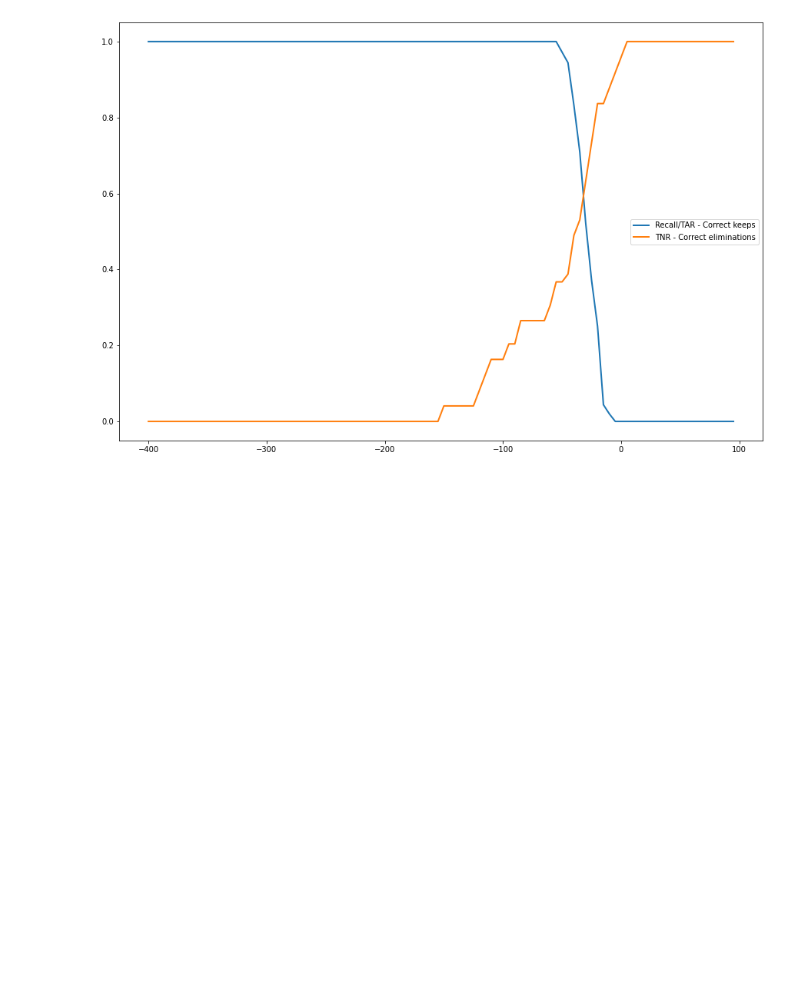
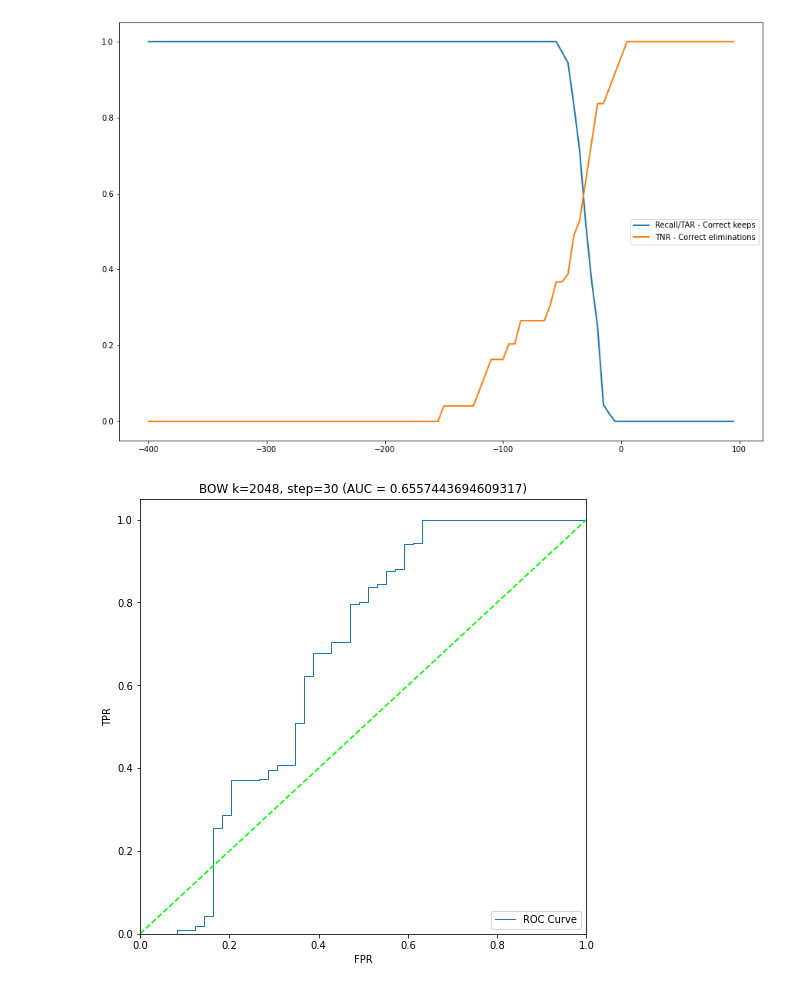
Before and after one commit to kleincode/camera-trap-anomaly-detection, a Jupyter notebook: approach3_local_features.ipynb, the cells around one changed output. Cells and saved outputs as stored; diff of their text form; code cells hidden in the pictures; blank space fills up the shorter version.

```diff
--- a/approach3_local_features.ipynb
+++ b/approach3_local_features.ipynb
@@ -95,10 +98,11 @@ The test data must be labeled (normal/anomalous).
 # test labels
 from py.Labels import LABELS
 
-clusters = 2048
+clusters = 2048 # BOW vocabulary size
+step = 30 # DSIFT keypoint size
 test_labels = []
 test_df = []
-with open(f"./bow_train_NoBackup/{session.name}/bow_eval_{clusters}.csv", "r") as f:
+with open(f"./bow_train_NoBackup/{session.name}/bow_eval_{step}_{clusters}.csv", "r") as f:
     for line in f:
         filename, df = line.split(",")
         img_number = int(filename[10:-4])
@@ -162,3 +165,7 @@ plt.legend()
 plt.show()
 # %% [output]
 [figure]
+# %%
+fpr, tpr, thresholds, auc_score = plot_roc_curve(test_labels, test_df, f"BOW k={clusters}, step={step}", savefile=f"plots/approach3/roc_curves/{session.name}_{step}_{clusters}")
+# %% [output]
+[figure, added]
```
Also changed, not shown: parts of 7 cells of this notebook, 52 other files.
